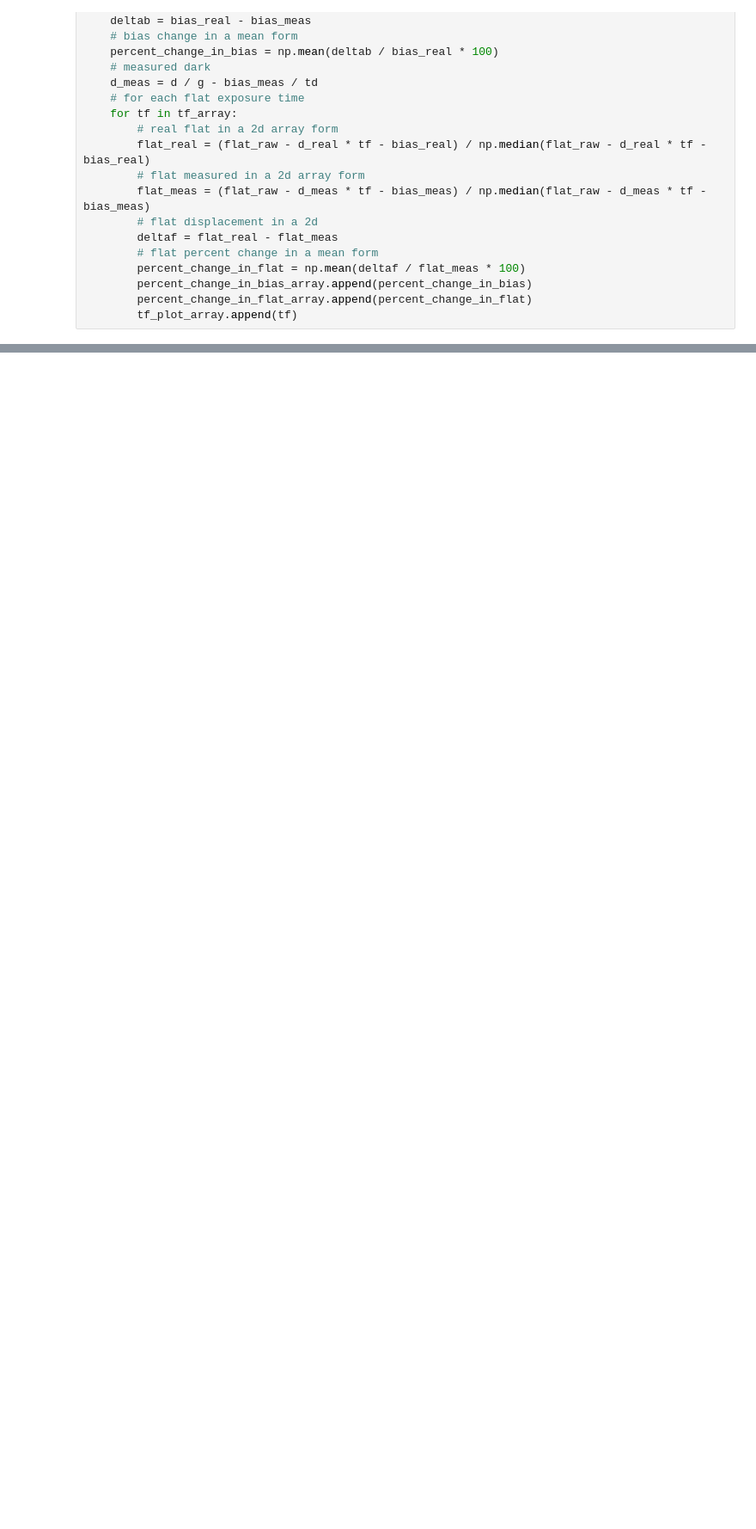
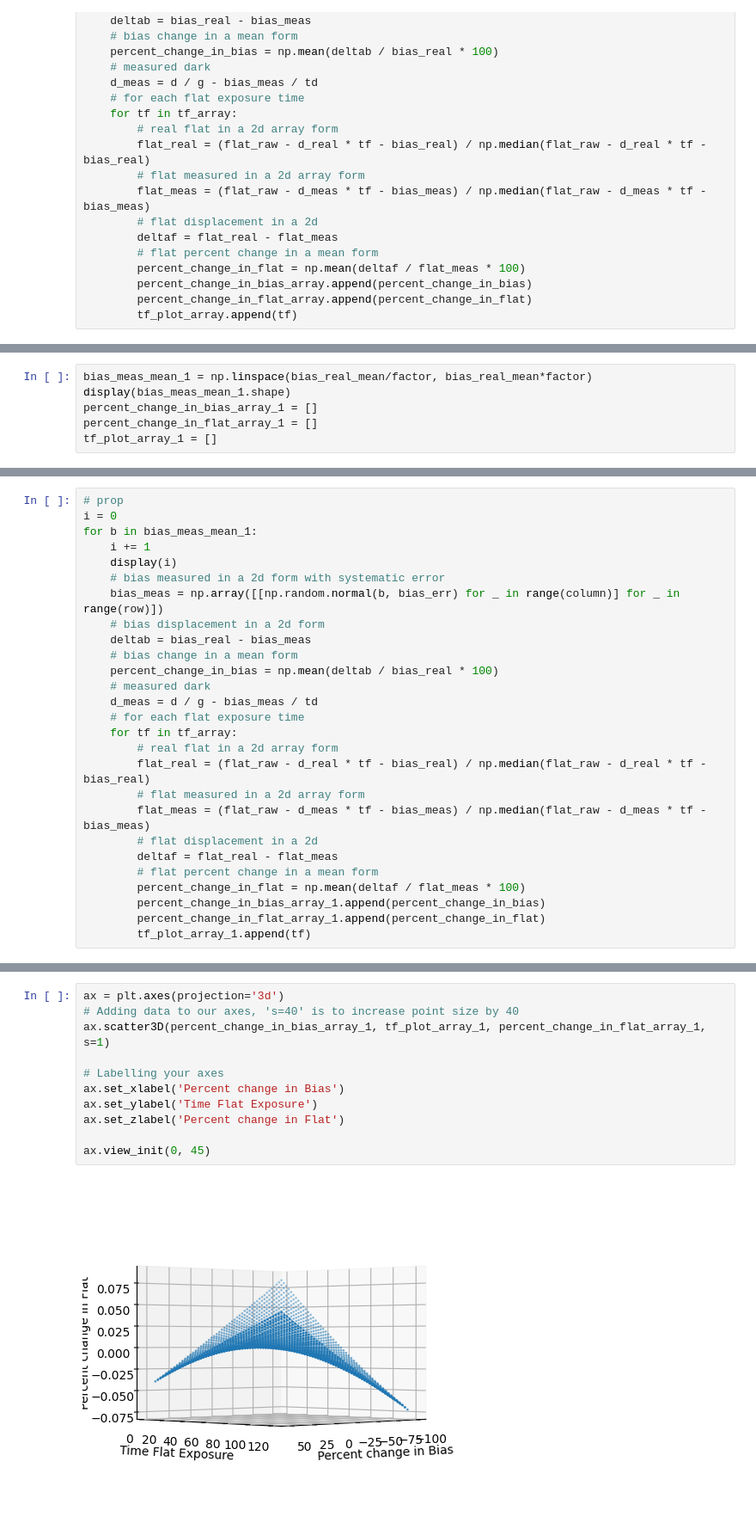
Before and after one commit to Voluptatemn/AstroResearch, a Jupyter notebook: BiasErrorProp.ipynb, the cells around one changed output, grey strips where cells are left out. Shown at 86% size. Saved outputs shown, nothing was run; the diff lists cells and outputs as text; blank space fills up the shorter version.

```diff
--- a/BiasErrorProp.ipynb
+++ b/BiasErrorProp.ipynb
@@ -81,0 +110,6 @@ ax.set_zlabel('Percent change in Flat')
+# %%
+bias_meas_mean_1 = np.linspace(bias_real_mean/factor, bias_real_mean*factor)
+display(bias_meas_mean_1.shape)
+percent_change_in_bias_array_1 = []
+percent_change_in_flat_array_1 = []
+tf_plot_array_1 = []
@@ -81,0 +118,27 @@ ax.set_zlabel('Percent change in Flat')
+# %%
+# prop
+i = 0
+for b in bias_meas_mean_1:
+    i += 1
+    display(i)
+    # bias measured in a 2d form with systematic error
+    bias_meas = np.array([[np.random.normal(b, bias_err) for _ in range(column)] for _ in range(row)])
+    # bias displacement in a 2d form
+    deltab = bias_real - bias_meas
+    # bias change in a mean form
+    percent_change_in_bias = np.mean(deltab / bias_real * 100)
+    # measured dark
+    d_meas = d / g - bias_meas / td
+    # for each flat exposure time
+    for tf in tf_array:
+        # real flat in a 2d array form
+        flat_real = (flat_raw - d_real * tf - bias_real) / np.median(flat_raw - d_real * tf - bias_real)
+        # flat measured in a 2d array form
+        flat_meas = (flat_raw - d_meas * tf - bias_meas) / np.median(flat_raw - d_meas * tf - bias_meas)
+        # flat displacement in a 2d
+        deltaf = flat_real - flat_meas
+        # flat percent change in a mean form
+        percent_change_in_flat = np.mean(deltaf / flat_meas * 100)
+        percent_change_in_bias_array_1.append(percent_change_in_bias)
+        percent_change_in_flat_array_1.append(percent_change_in_flat)
+        tf_plot_array_1.append(tf)
@@ -81,0 +159,13 @@ ax.set_zlabel('Percent change in Flat')
+# %%
+ax = plt.axes(projection='3d')
+# Adding data to our axes, 's=40' is to increase point size by 40
+ax.scatter3D(percent_change_in_bias_array_1, tf_plot_array_1, percent_change_in_flat_array_1, s=1)
+
+# Labelling your axes
+ax.set_xlabel('Percent change in Bias')
+ax.set_ylabel('Time Flat Exposure')
+ax.set_zlabel('Percent change in Flat')
+
+ax.view_init(0, 45)
+# %% [output]
+[figure, added]
```
Also changed, not shown: parts of 9 cells of this notebook.
